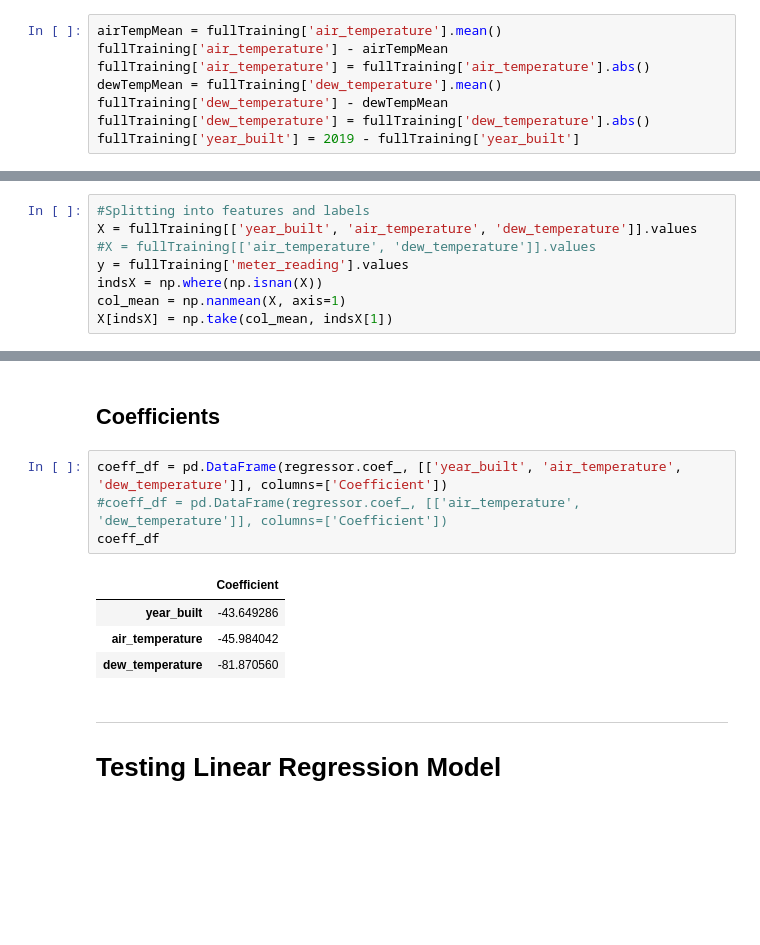
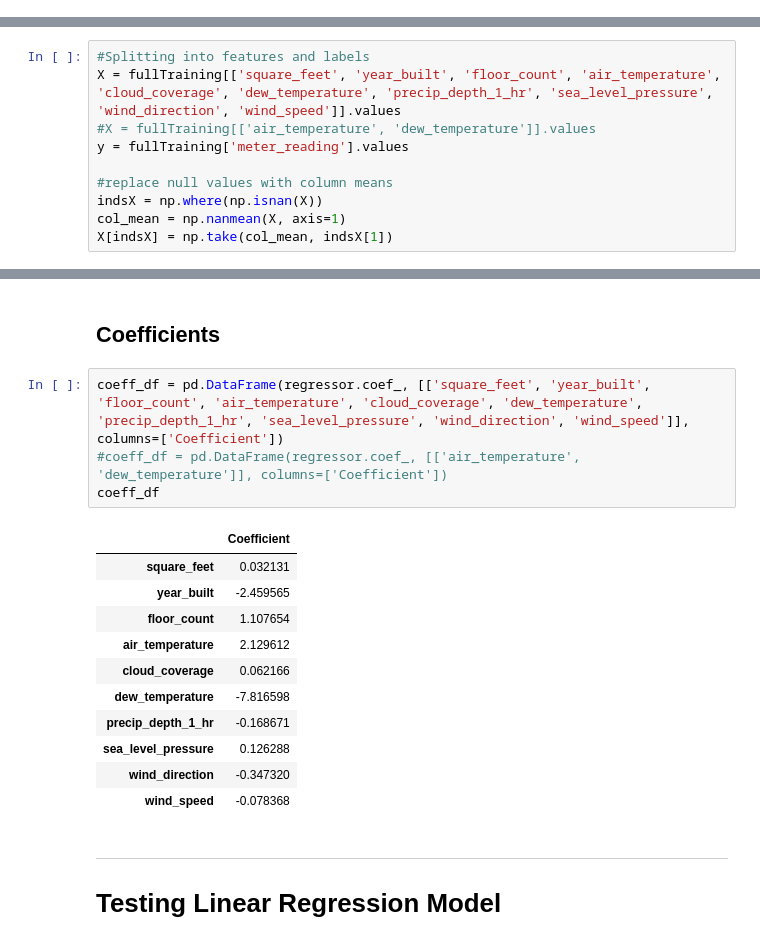
Before and after one commit to rupalisaini/energypredictor, a Jupyter notebook: energypredictor.ipynb, the cells around one changed output, grey strips where cells are left out. Cells and saved outputs as stored; diff of their text form; blank space fills up the shorter version.

```diff
--- a/energypredictor.ipynb
+++ b/energypredictor.ipynb
@@ -315,8 +297,0 @@ fullTraining.describe()
-# %%
-airTempMean = fullTraining['air_temperature'].mean()
-fullTraining['air_temperature'] - airTempMean
-fullTraining['air_temperature'] = fullTraining['air_temperature'].abs()
-dewTempMean = fullTraining['dew_temperature'].mean()
-fullTraining['dew_temperature'] - dewTempMean
-fullTraining['dew_temperature'] = fullTraining['dew_temperature'].abs()
-fullTraining['year_built'] = 2019 - fullTraining['year_built']
@@ -335,8 +298,10 @@ fullTraining.describe()
 # %%
 #Splitting into features and labels
-X = fullTraining[['year_built', 'air_temperature', 'dew_temperature']].values
+X = fullTraining[['square_feet', 'year_built', 'floor_count', 'air_temperature', 'cloud_coverage', 'dew_temperature', 'precip_depth_1_hr', 'sea_level_pressure', 'wind_direction', 'wind_speed']].values
 #X = fullTraining[['air_temperature', 'dew_temperature']].values
 y = fullTraining['meter_reading'].values
+
+#replace null values with column means
 indsX = np.where(np.isnan(X))
 col_mean = np.nanmean(X, axis=1)
 X[indsX] = np.take(col_mean, indsX[1])
@@ -353,14 +318,21 @@ LinearRegression(copy_X=True, fit_intercept=True, n_jobs=1, normalize=False)
 # %% [markdown]
 ## Coefficients
 # %%
-coeff_df = pd.DataFrame(regressor.coef_, [['year_built', 'air_temperature', 'dew_temperature']], columns=['Coefficient'])
+coeff_df = pd.DataFrame(regressor.coef_, [['square_feet', 'year_built', 'floor_count', 'air_temperature', 'cloud_coverage', 'dew_temperature', 'precip_depth_1_hr', 'sea_level_pressure', 'wind_direction', 'wind_speed']], columns=['Coefficient'])
 #coeff_df = pd.DataFrame(regressor.coef_, [['air_temperature', 'dew_temperature']], columns=['Coefficient'])
 coeff_df
 # %% [output]
 |  | Coefficient |
-| year_built | -43.649286 |
-| air_temperature | -45.984042 |
-| dew_temperature | -81.870560 |
+| square_feet | 0.032131 |
+| year_built | -2.459565 |
+| floor_count | 1.107654 |
+| air_temperature | 2.129612 |
+| cloud_coverage | 0.062166 |
+| dew_temperature | -7.816598 |
+| precip_depth_1_hr | -0.168671 |
+| sea_level_pressure | 0.126288 |
+| wind_direction | -0.347320 |
+| wind_speed | -0.078368 |
 # %% [markdown]
 ---
 # Testing Linear Regression Model
```
Also changed, not shown: parts of 38 cells of this notebook.
